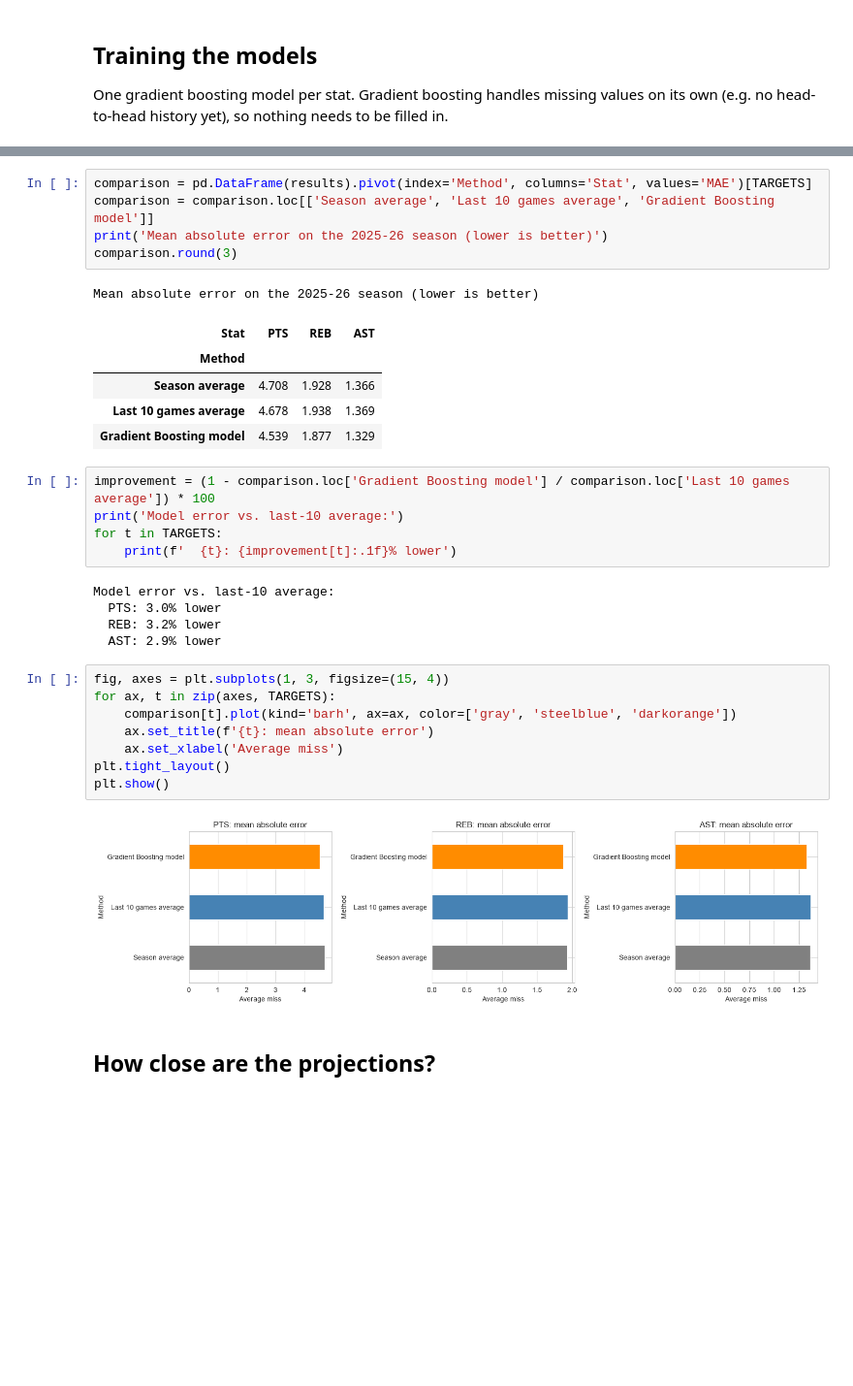
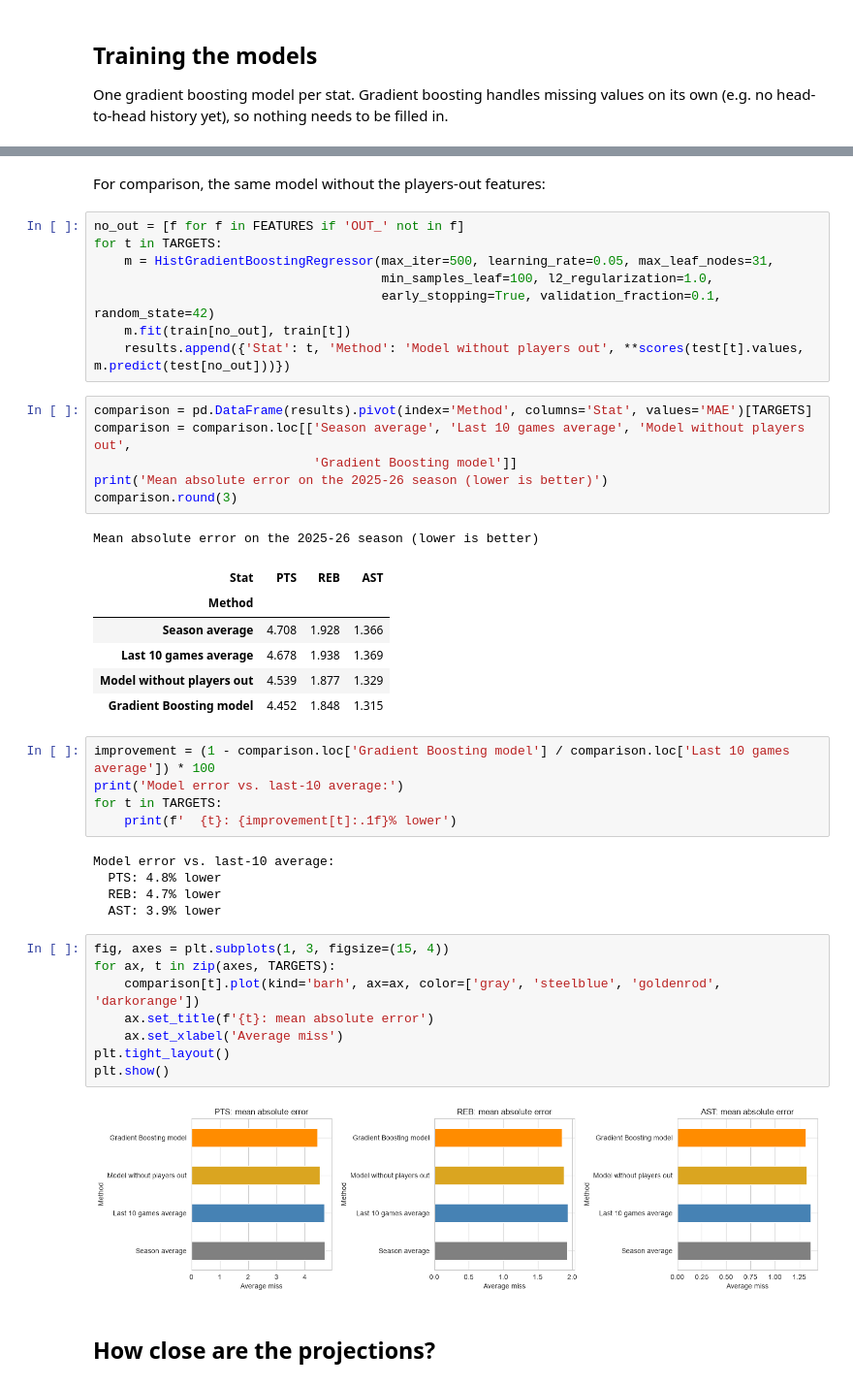
Before and after one commit to SuhasG239/nba-player-projections, a Jupyter notebook: player_projections.ipynb, the cells around one changed output, grey strips where cells are left out. Shown at 97% size. Saved outputs shown, nothing was run; the diff lists cells and outputs as text; blank space fills up the shorter version.

```diff
--- a/player_projections.ipynb
+++ b/player_projections.ipynb
@@ -101,6 +125,17 @@ AST trained with 207 trees
+# %% [markdown]
+For comparison, the same model without the players-out features:
+# %%
+no_out = [f for f in FEATURES if 'OUT_' not in f]
+for t in TARGETS:
+    m = HistGradientBoostingRegressor(max_iter=500, learning_rate=0.05, max_leaf_nodes=31,
+                                      min_samples_leaf=100, l2_regularization=1.0,
+                                      early_stopping=True, validation_fraction=0.1, random_state=42)
+    m.fit(train[no_out], train[t])
+    results.append({'Stat': t, 'Method': 'Model without players out', **scores(test[t].values, m.predict(test[no_out]))})
 # %%
 comparison = pd.DataFrame(results).pivot(index='Method', columns='Stat', values='MAE')[TARGETS]
-comparison = comparison.loc[['Season average', 'Last 10 games average', 'Gradient Boosting model']]
+comparison = comparison.loc[['Season average', 'Last 10 games average', 'Model without players out',
+                             'Gradient Boosting model']]
 print('Mean absolute error on the 2025-26 season (lower is better)')
 comparison.round(3)
 # %% [output]
@@ -109,7 +144,8 @@ Mean absolute error on the 2025-26 season (lower is better)
 | Method |  |  |  |
 | Season average | 4.708 | 1.928 | 1.366 |
 | Last 10 games average | 4.678 | 1.938 | 1.369 |
-| Gradient Boosting model | 4.539 | 1.877 | 1.329 |
+| Model without players out | 4.539 | 1.877 | 1.329 |
+| Gradient Boosting model | 4.452 | 1.848 | 1.315 |
 # %%
 improvement = (1 - comparison.loc['Gradient Boosting model'] / comparison.loc['Last 10 games average']) * 100
 print('Model error vs. last-10 average:')
@@ -117,19 +153,19 @@ for t in TARGETS:
     print(f'  {t}: {improvement[t]:.1f}% lower')
 # %% [output]
 Model error vs. last-10 average:
-  PTS: 3.0% lower
-  REB: 3.2% lower
-  AST: 2.9% lower
+  PTS: 4.8% lower
+  REB: 4.7% lower
+  AST: 3.9% lower
 # %%
 fig, axes = plt.subplots(1, 3, figsize=(15, 4))
 for ax, t in zip(axes, TARGETS):
-    comparison[t].plot(kind='barh', ax=ax, color=['gray', 'steelblue', 'darkorange'])
+    comparison[t].plot(kind='barh', ax=ax, color=['gray', 'steelblue', 'goldenrod', 'darkorange'])
     ax.set_title(f'{t}: mean absolute error')
     ax.set_xlabel('Average miss')
 plt.tight_layout()
 plt.show()
 # %% [output]
-[figure, old version]
+[figure, new version]
 # %% [markdown]
 ## How close are the projections?
 # %%
```
Also changed, not shown: parts of 13 cells of this notebook, 5 other files.
